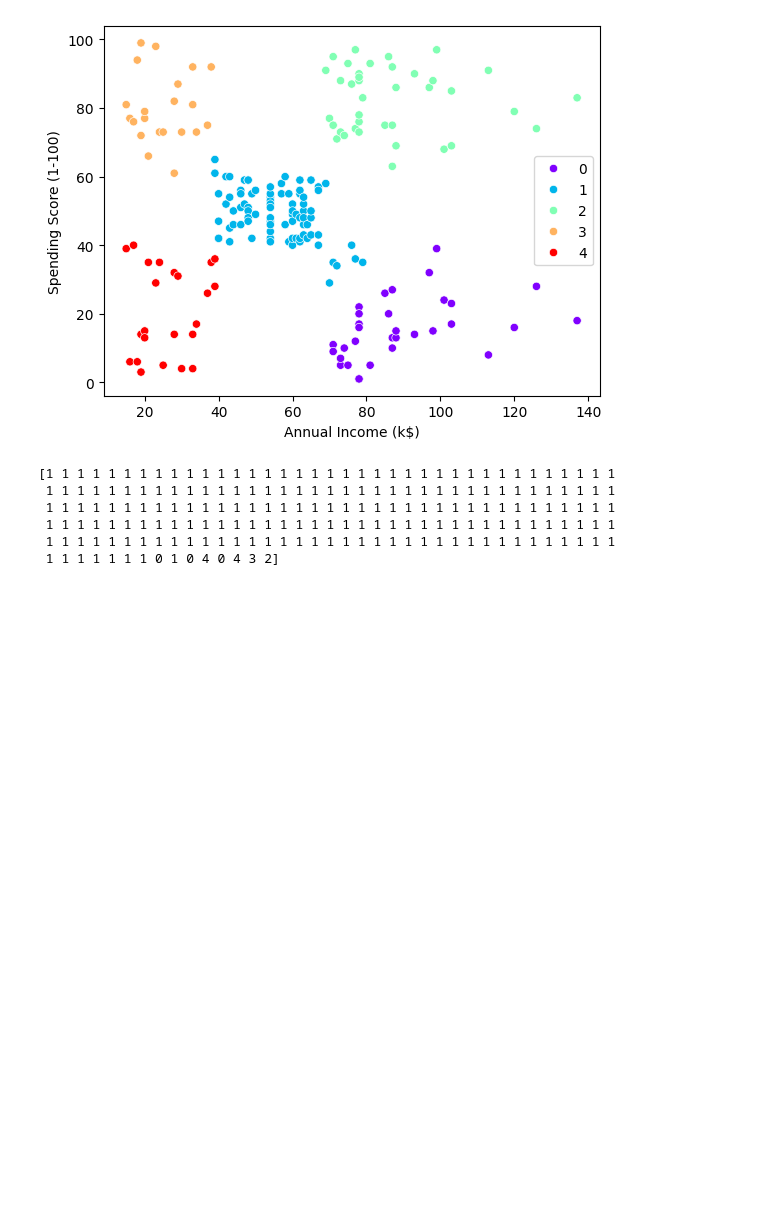
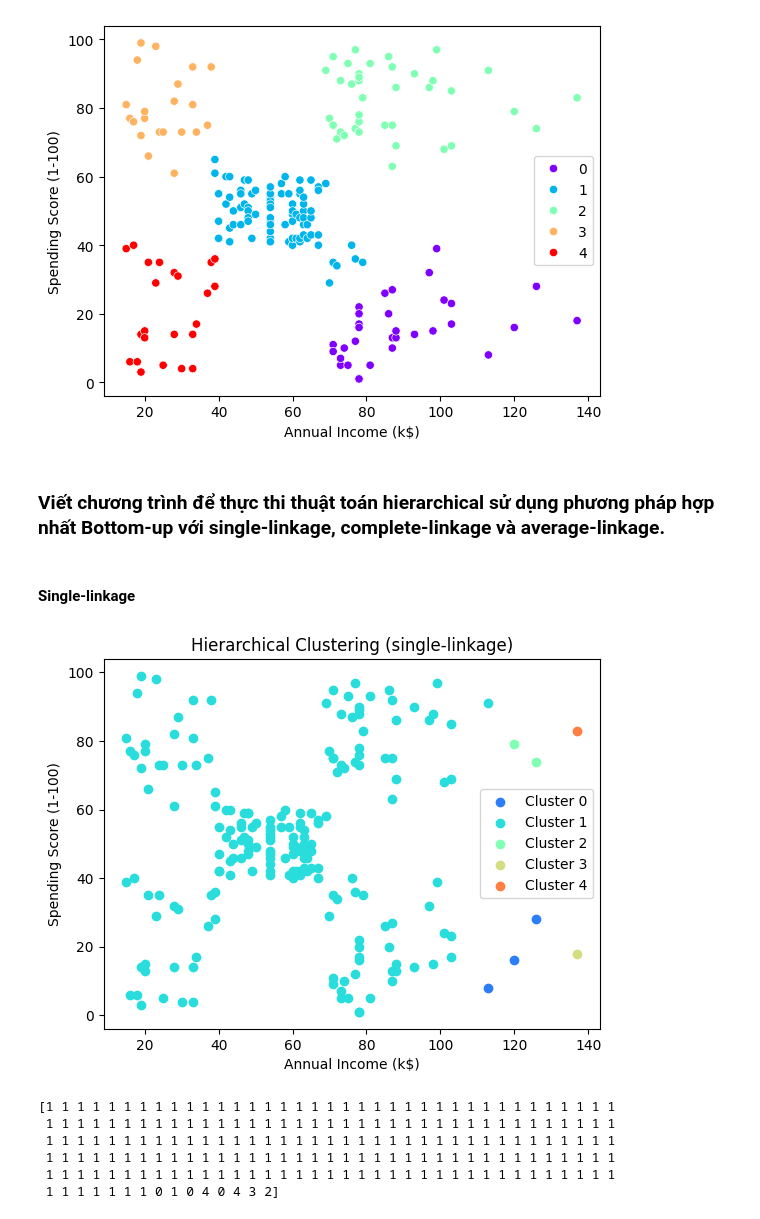
Before and after one commit to tano-dev/Data-Mining_MTH10358, a Jupyter notebook: Homeworks/TH/7/BTTH_DM_23110163_Tuan7.ipynb, the cells around one changed output. Saved outputs shown, nothing was run; the diff lists cells and outputs as text; code cells hidden in the pictures; blank space fills up the shorter version.

```diff
--- a/Homeworks/TH/7/BTTH_DM_23110163_Tuan7.ipynb
+++ b/Homeworks/TH/7/BTTH_DM_23110163_Tuan7.ipynb
@@ -13,7 +13,8 @@ from sklearn.cluster import AgglomerativeClustering
 # %% [markdown]
 ### Thực thi đoạn code ở mục 1
 # %%
-customer_data = pd.read_csv(r'D:\Data-Mining_MTH10358\Homeworks\TH\7\data.csv')
+# customer_data = pd.read_csv(r'D:\Data-Mining_MTH10358\Homeworks\TH\7\data.csv')
+customer_data = pd.read_csv(r'C:\Users\lenovo\OneDrive\Document\Data-Mining_MTH10358\Homeworks\TH\7\data.csv')
 colnames = list(customer_data.columns[1:-1])
 customer_data
 # %% [output]
@@ -140,3 +141,5 @@ sns.scatterplot(x = customer_data['Annual Income (k$)'], y = customer_data['Spen
 # %% [output]
 <Axes: xlabel='Annual Income (k$)', ylabel='Spending Score (1-100)'>
 [figure]
+# %% [markdown]
+### Viết chương trình để thực thi thuật toán hierarchical sử dụng phương pháp hợp nhất Bottom-up với single-linkage, complete-linkage và average-linkage.
@@ -143,3 +241,11 @@ sns.scatterplot(x = customer_data['Annual Income (k$)'], y = customer_data['Spen
+# %% [markdown]
+#### Single-linkage
+# %%
+hierarchical_clustering_single = HierarchicalClustering(selected_data, 5, linkage='single')
+hierarchical_clustering_single.run()
+hierarchical_clustering_single.plot_clusters()
+# %% [output]
+[figure, added]
 # %%
 clustering_model_single = AgglomerativeClustering(n_clusters=5, metric='euclidean', linkage='single')
 clustering_model_single.fit(selected_data)
```
Also changed, not shown: parts of 10 cells of this notebook.
